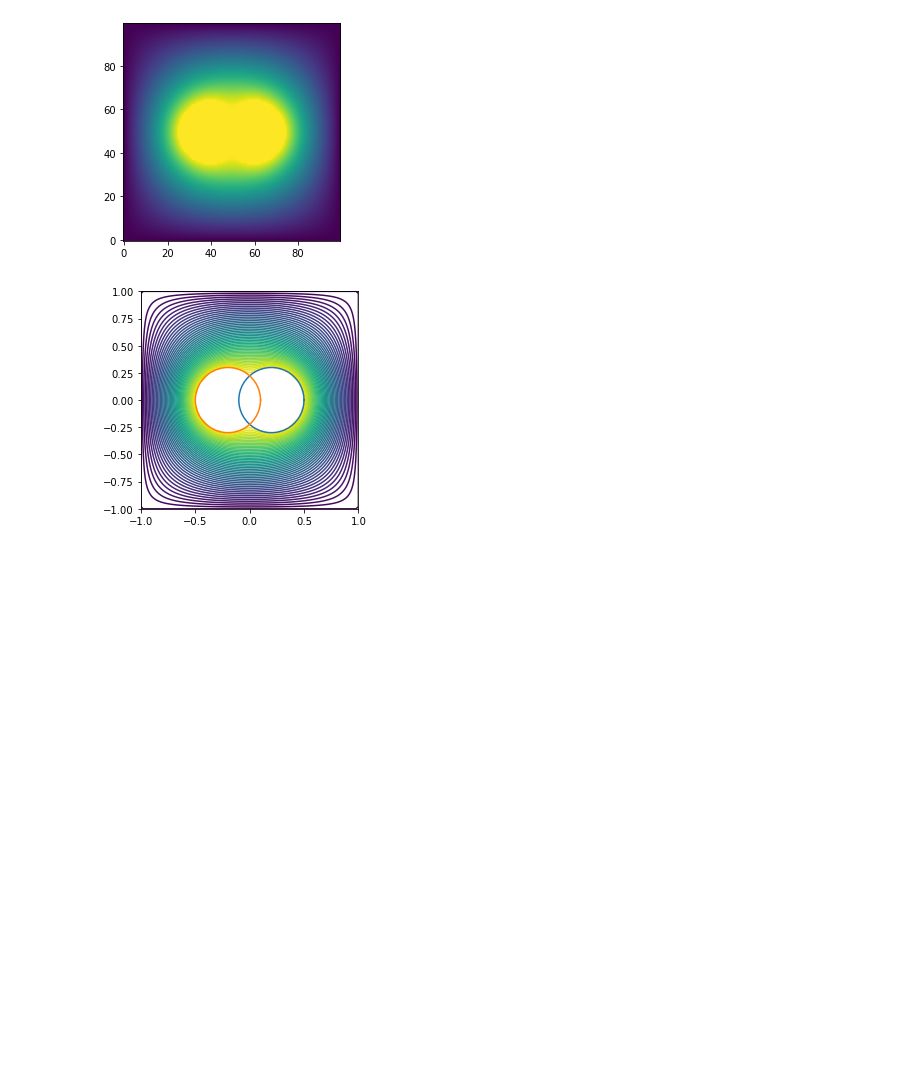
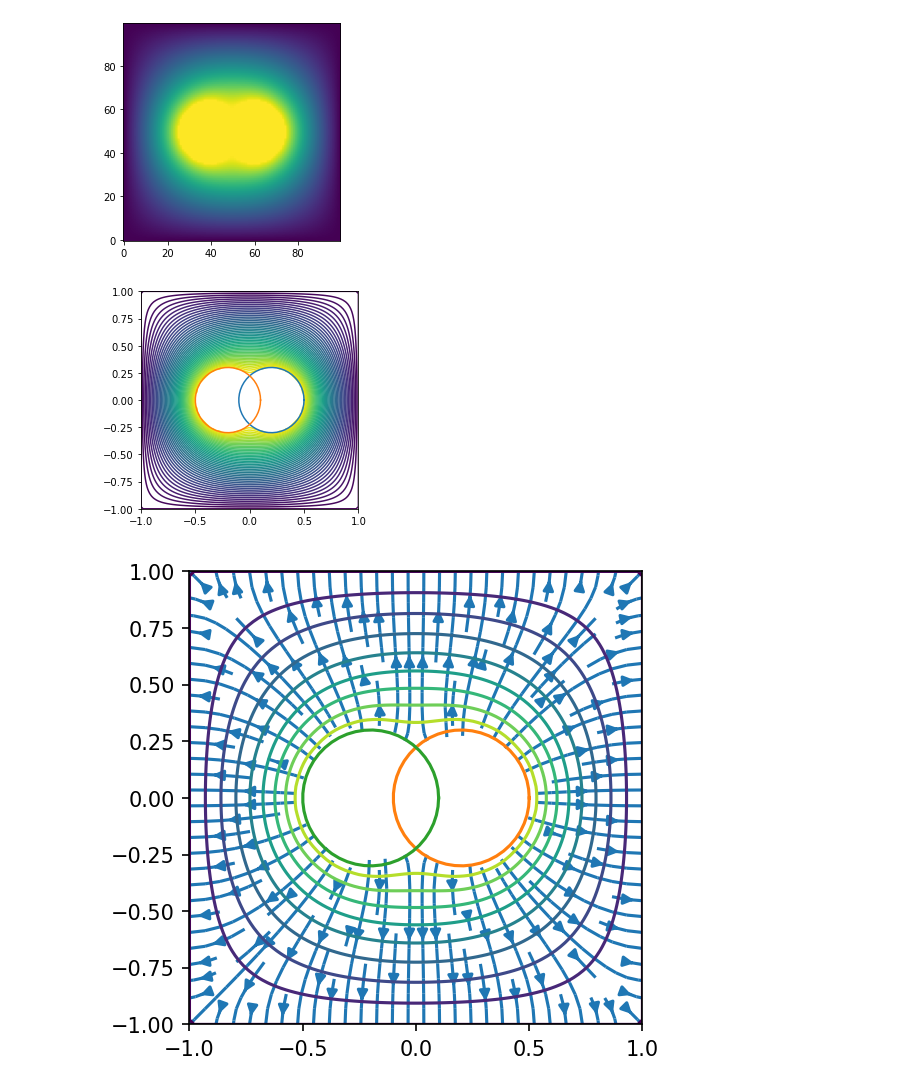
Before and after one commit to richmf/Fisica-Computacional-clases, a Jupyter notebook: Jacobi 2.ipynb, the cells around one changed output. Saved outputs shown, nothing was run; the diff lists cells and outputs as text; code cells hidden in the pictures; blank space fills up the shorter version.

```diff
--- a/Jacobi 2.ipynb
+++ b/Jacobi 2.ipynb
@@ -98,3 +98,24 @@ gca().set_aspect('equal')
 show()
 # %% [output]
 [figure]
+# %%
+def mi_grad(V):
+    Ex , Ey = zeros_like(V) , zeros_like(V)
+    N_y,N_x = V.shape
+    for i in range(1,N_x-1):
+        for j in range(1,N_y-1):
+            Ex[j,i] = V[j,i+1] - V[j,i-1]
+            Ey[j,i] = V[j+1,i] - V[j-1,i]
+    return Ex , Ey
+# %%
+Ex,Ey = mi_grad(-V)
+# %%
+figure(dpi=150)
+streamplot(XX,YY,Ex,Ey,density=1,minlength=.01,maxlength=5.0)
+niveles = linspace(0,1,10)
+contour(XX,YY,V,levels=niveles)
+plot(c1x,c1y,c2x,c2y)
+gca().set_aspect('equal')
+show()
+# %% [output]
+[figure, added]
```
